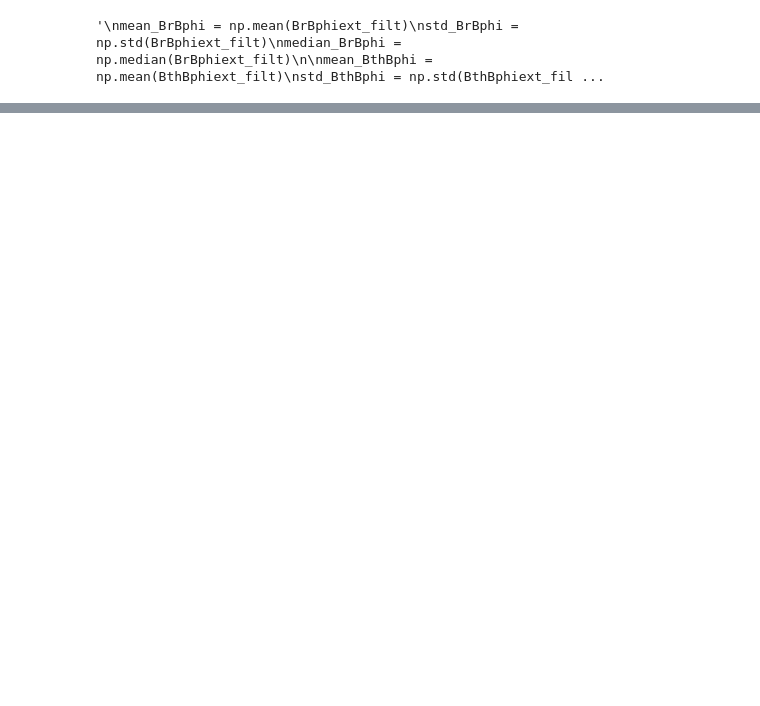
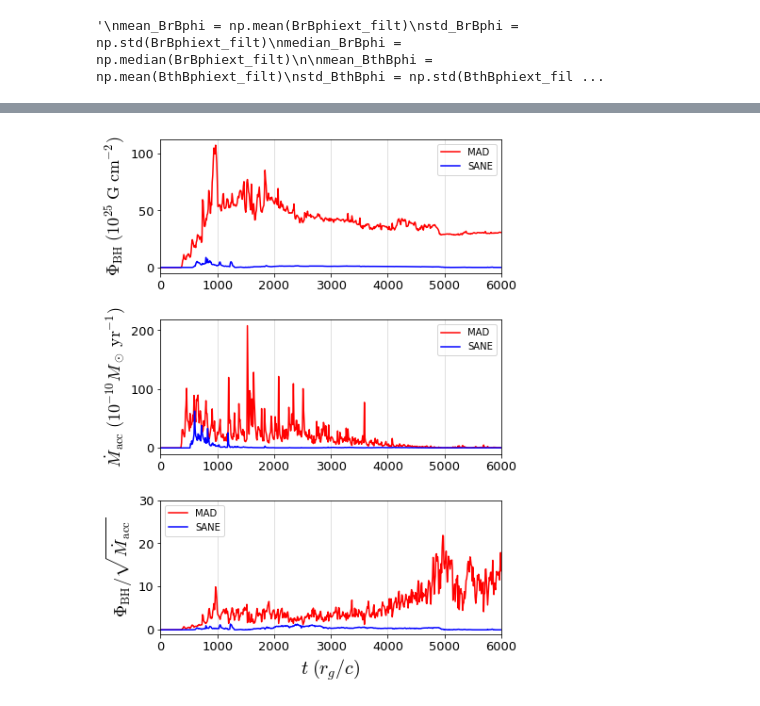
Before and after one commit to outflows/gyst, a Jupyter notebook: characterize.ipynb, the cells around one changed output, grey strips where cells are left out. Saved outputs shown, nothing was run; the diff lists cells and outputs as text; code cells hidden in the pictures; blank space fills up the shorter version.

Commit message:
added MAD vs SANE to analysis notebook

```diff
--- a/characterize.ipynb
+++ b/characterize.ipynb
@@ -5935,0 +5951,92 @@ mean_sigma_j,std_sigma_j,median_sigma_j
+# %%
+myfilename_MAD = "/work/gustavo/gyst/Be105_smallMAD/fluxes.dat"
+myfile_MAD = open(myfilename_MAD, "r")
+mydata_MAD = pd.read_csv(myfilename_MAD, header=None, sep='\t')
+
+ts_MAD = mydata_MAD[0]
+fs_MAD = mydata_MAD[1]
+md_MAD = mydata_MAD[2]
+
+fs_MAD = np.array(fs_MAD)
+fs_MAD_units = fs_MAD*B_unit*L_unit*L_unit
+md_MAD = np.array(md_MAD)
+md_MAD_units = md_MAD*M_unit/T_unit
+phiflux_MAD = fs_MAD/np.sqrt(md_MAD)
+phiflux_MAD = np.array(phiflux_MAD)
+
+myfilename_SANE = "/work/gustavo/gyst/Be105_smallSANE/fluxes.dat"
+myfile_SANE = open(myfilename_SANE, "r")
+mydata_SANE = pd.read_csv(myfilename_SANE, header=None, sep='\t')
+
+ts_SANE = mydata_SANE[0]
+fs_SANE = mydata_SANE[1]
+md_SANE = mydata_SANE[2]
+
+fs_SANE = np.array(fs_SANE)
+fs_SANE_units = fs_SANE*B_unit*L_unit*L_unit
+md_SANE = np.array(md_SANE)
+md_SANE_units = md_SANE*M_unit/T_unit
+phiflux_SANE = fs_SANE/np.sqrt(md_SANE)
+phiflux_SANE = np.array(phiflux_SANE)
+
+fontsize=13
+latexsize=18
+color_MAD = "red"
+color_SANE = "blue"
+myfigname = "fluxes_2D.png"
+
+hfont = {'fontname':'Helvetica'}
+fig = plt.figure(figsize=[6.4, 8.4])
+#fig = plt.figure(figsize=[12.8, 14.4])
+gs = GridSpec(3,1)
+
+ax1 = plt.subplot(gs[0,0])
+ax1.plot(ts_MAD,fs_MAD_units*10**-25,color=color_MAD,label="MAD")
+ax1.plot(ts_SANE,fs_SANE_units*10**-25,color=color_SANE,label="SANE")
+_, max_ = plt.ylim()
+#plt.xlim(2000,7000)
+plt.xticks([0, 1000, 2000,3000, 4000, 5000, 6000],fontsize=fontsize)
+#plt.yticks([0,0.5,1.0,1.5,2.0],fontsize=fontsize)
+plt.yticks([0,50,100],fontsize=fontsize)
+plt.setp(ax1.get_xticklabels(), visible=True)
+#plt.xlabel(r"$t\;(r_g/c)$")
+#plt.ylabel(r"$\Phi_\mathrm{BH}\;(10^{27}\;\mathrm{G}\;\mathrm{cm}^{-2})$", fontsize=latexsize)
+plt.ylabel(r"$\Phi_\mathrm{BH}\;(10^{25}\;\mathrm{G}\;\mathrm{cm}^{-2})$", fontsize=latexsize)
+plt.legend()
+plt.grid(axis='x', alpha=0.5)
+
+ax2 = plt.subplot(gs[1,0], sharex=ax1)
+ax2.plot(ts_MAD,md_MAD_units*10**10/MSUN*YEAR,color=color_MAD,label="MAD")
+ax2.plot(ts_SANE,md_SANE_units*10**10/MSUN*YEAR,color=color_SANE,label="SANE")
+_, max_ = plt.ylim()
+#plt.xlim(2000,7000)
+plt.xticks([0, 1000, 2000,3000, 4000, 5000, 6000],fontsize=fontsize)
+#plt.yticks([0,2,4,6,8],fontsize=fontsize)
+plt.yticks([0,100,200],fontsize=fontsize)
+#plt.xlabel(r"$t\;(r_g/c)$")
+#plt.ylabel(r"$\dot M_\mathrm{acc}\;(10^{-7}M_\odot\;\mathrm{yr}^{-1})$", fontsize=latexsize)
+plt.ylabel(r"$\dot M_\mathrm{acc}\;(10^{-10}M_\odot\;\mathrm{yr}^{-1})$", fontsize=latexsize)
+plt.setp(ax2.get_xticklabels(), visible=True)
+plt.legend()
+plt.grid(axis='x', alpha=0.5)
+
+ax3 = plt.subplot(gs[2,0], sharex=ax1)
+ax3.plot(ts_MAD,phiflux_MAD,color=color_MAD,label="MAD")
+ax3.plot(ts_SANE,phiflux_SANE,color=color_SANE,label="SANE")
+_, max_ = plt.ylim()
+plt.xlim(0,6000)
+plt.xticks([0, 1000, 2000,3000, 4000, 5000, 6000],fontsize=fontsize)
+#plt.yticks([0,5,10,15,20,25],fontsize=fontsize)
+plt.yticks([0,10,20,30],fontsize=fontsize)
+plt.xlabel(r"$t\;(r_g/c)$")
+plt.ylabel(r"$\Phi_\mathrm{BH}/\sqrt{\dot M_\mathrm{acc}}$", fontsize=latexsize)
+plt.legend()
+plt.grid(axis='x', alpha=0.5)
+
+plt.tight_layout()
+
+savef = 1
+if (savef):
+    plt.savefig(myfigname, dpi=150)
+# %% [output]
+[figure, added]
```
Also changed, not shown: parts of 15 cells of this notebook, 2 other files.
